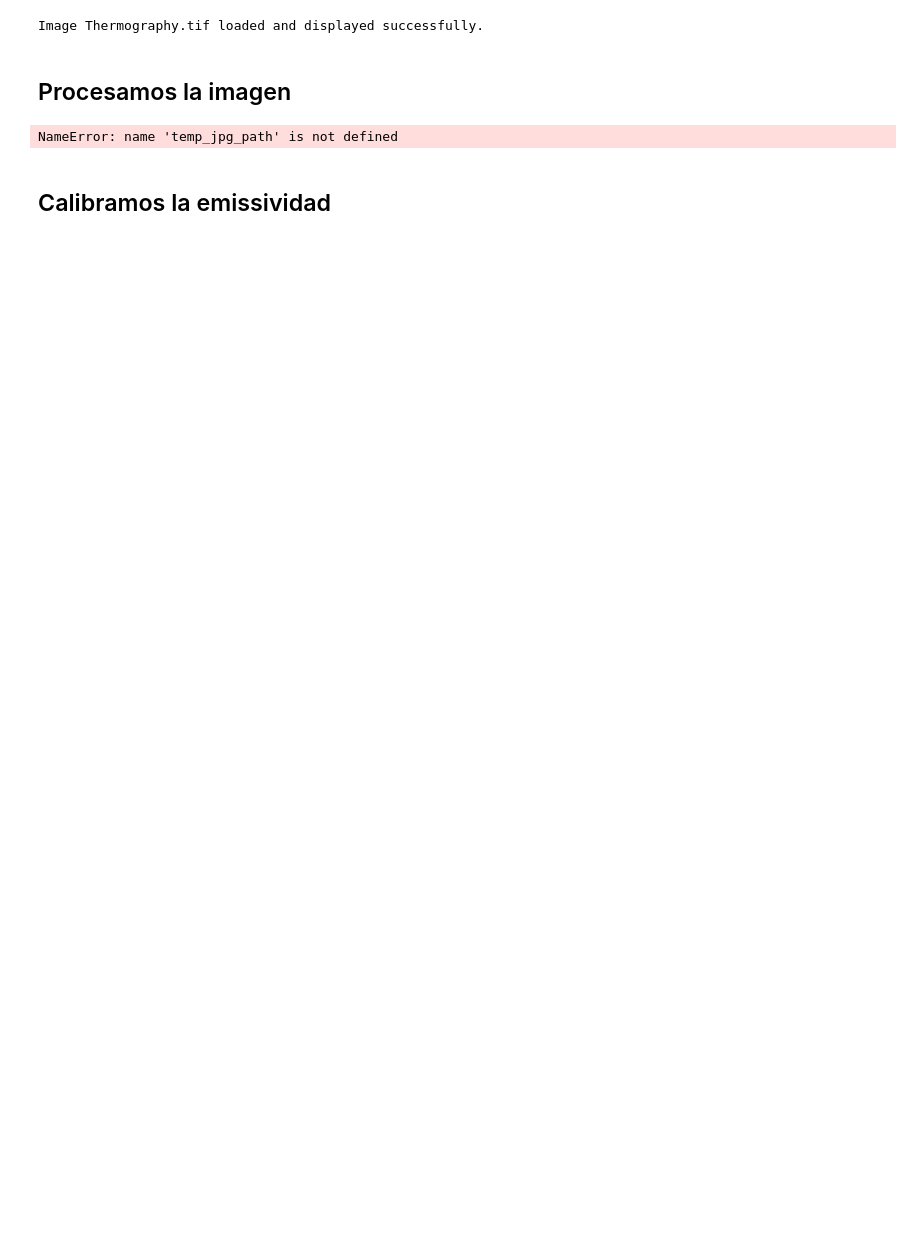
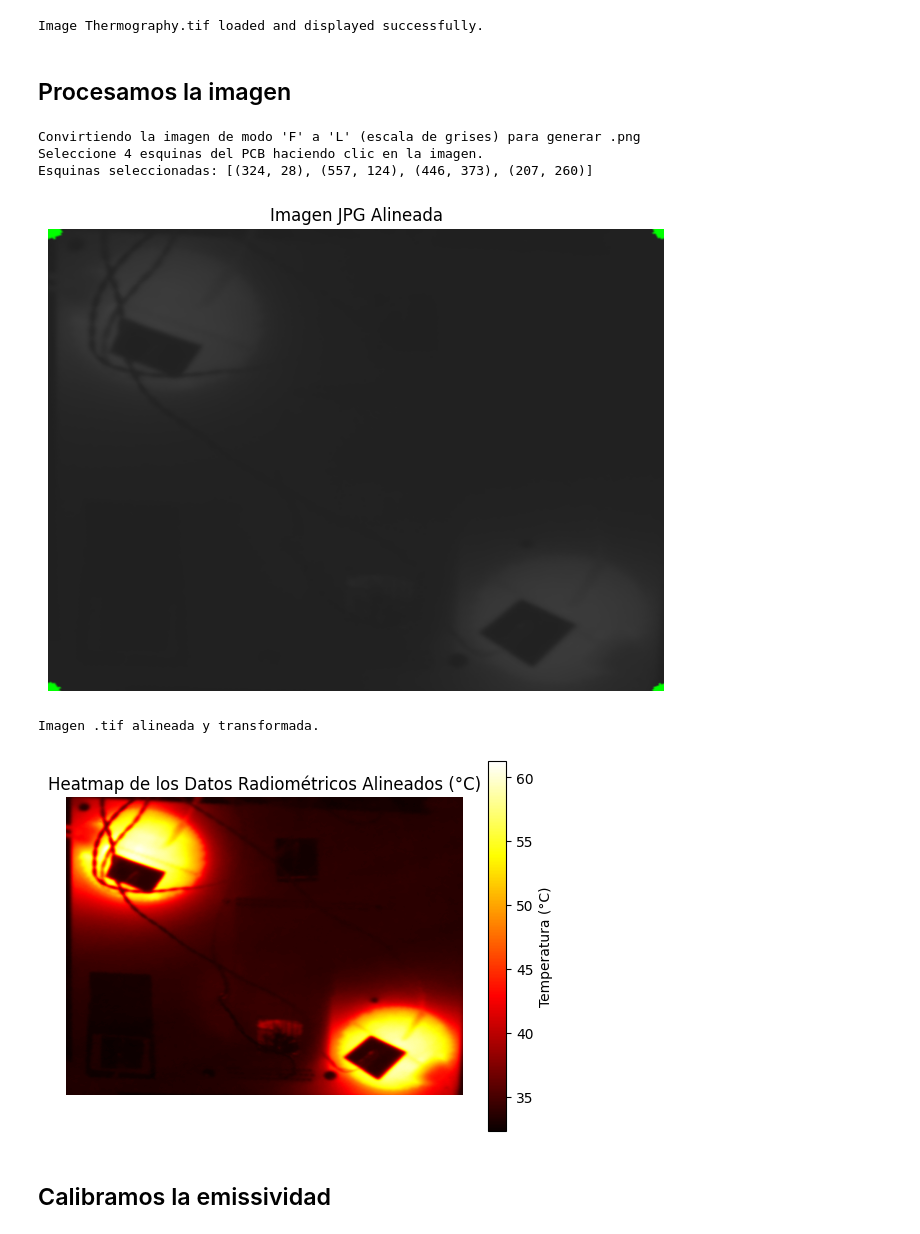
Before and after one commit to IsabelRomeroPrats/TFG-Isa, a Jupyter notebook: main_notebook.ipynb, the cells around one changed output. Cells and saved outputs as stored; diff of their text form; code cells hidden in the pictures; blank space fills up the shorter version.

```diff
--- a/main_notebook.ipynb
+++ b/main_notebook.ipynb
@@ -56,37 +56,44 @@ if extension in ['jpg', 'png']:
     # Si es .jpg o .png, seleccionar esquinas, alinear la imagen y calcular la matriz de temperatura RGB
     aligned_image_jpg, temperature_matrix_jpg, corners = select_corners_jpg(cv2.imread(image_path))
 
     # print("Imagen .jpg/.png alineada y transformada.")
     # plt.imshow(cv2.cvtColor(aligned_image_jpg, cv2.COLOR_BGR2RGB))
     # plt.title("Imagen Alineada")
     # plt.axis('off')
     # plt.show()
 
     # Imprimir un tramo de la matriz RGB para asegurar que no está en escala de grises
     print("Tramo de la matriz RGB de la imagen JPG:")
     print(temperature_matrix_jpg[:5, :5, :])  # Imprimir los primeros 5x5 elementos de la matriz RGB
 
 elif extension == 'tif':
     # Si es .tif, activar la bandera para evitar el procesamiento RGB
     is_tif = True
 
     # Generar un .jpg temporal para la selección de esquinas
     temp_png_path = "Images/temp_image.png"
     aligned_visual_tif, aligned_radiometric_data = select_corners_tif(image_path, cv2.imread(image_path, cv2.IMREAD_UNCHANGED), temp_png_path)
 
     print("Imagen .tif alineada y transformada.")
 
-    # Mostrar el heatmap de los datos radiométricos
+    # Mostrar el heatmap de los datos radiométricos con la escala adecuada
     plt.imshow(aligned_radiometric_data, cmap='hot')
-    plt.colorbar(label="Temperatura (Escala relativa)")
-    plt.title("Heatmap de los Datos Radiométricos Alineados")
+    plt.colorbar(label="Temperatura (°C)")  # Cambia 'Escala relativa' a la unidad adecuada
+    plt.title("Heatmap de los Datos Radiométricos Alineados (°C)")
     plt.axis('off')
     plt.show()
 
+
+
 else:
     print("Formato de archivo no soportado. Solo se soportan archivos .jpg, .png y .tif.")
 # %% [output]
-NameError: name 'temp_jpg_path' is not defined
+Convirtiendo la imagen de modo 'F' a 'L' (escala de grises) para generar .png
+Seleccione 4 esquinas del PCB haciendo clic en la imagen.
+Esquinas seleccionadas: [(324, 28), (557, 124), (446, 373), (207, 260)]
+[figure, added]
+Imagen .tif alineada y transformada.
+[figure, added]
 # %% [markdown]
 ## Calibramos la emissividad
 # %%
```
Also changed, not shown: parts of 3 cells of this notebook, 4 other files.
